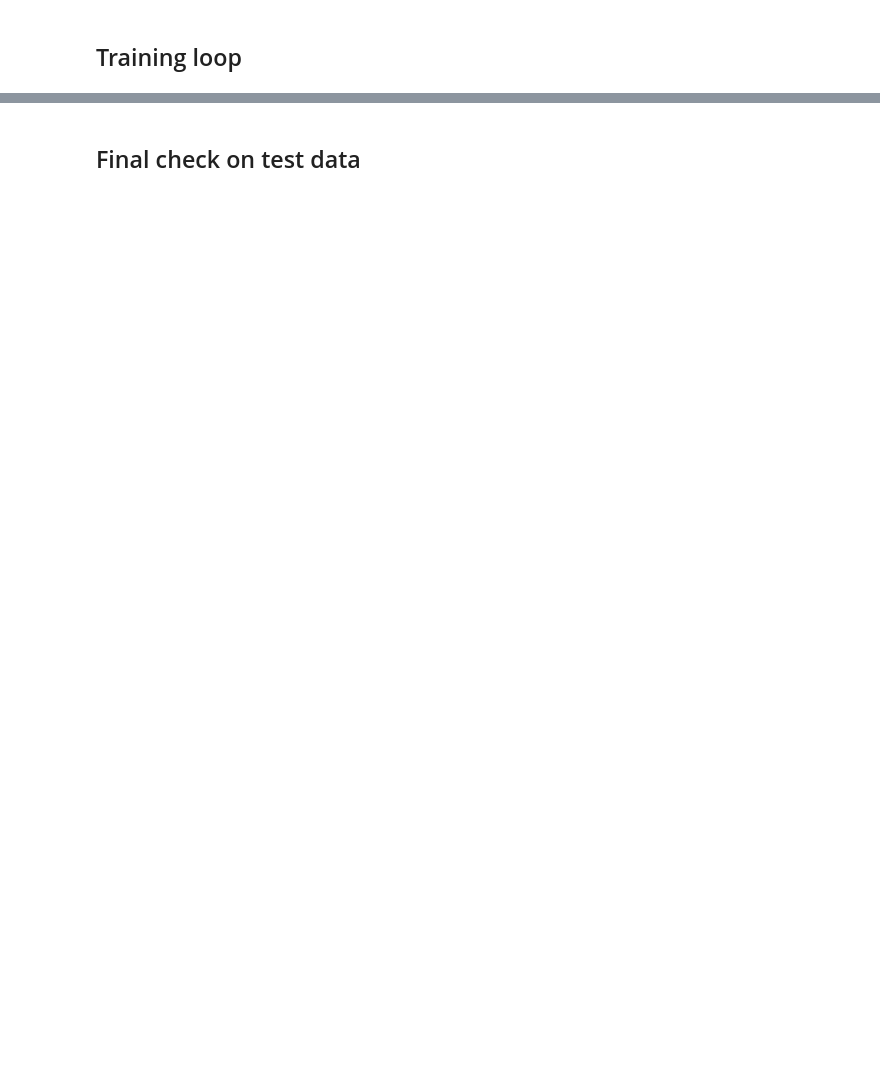
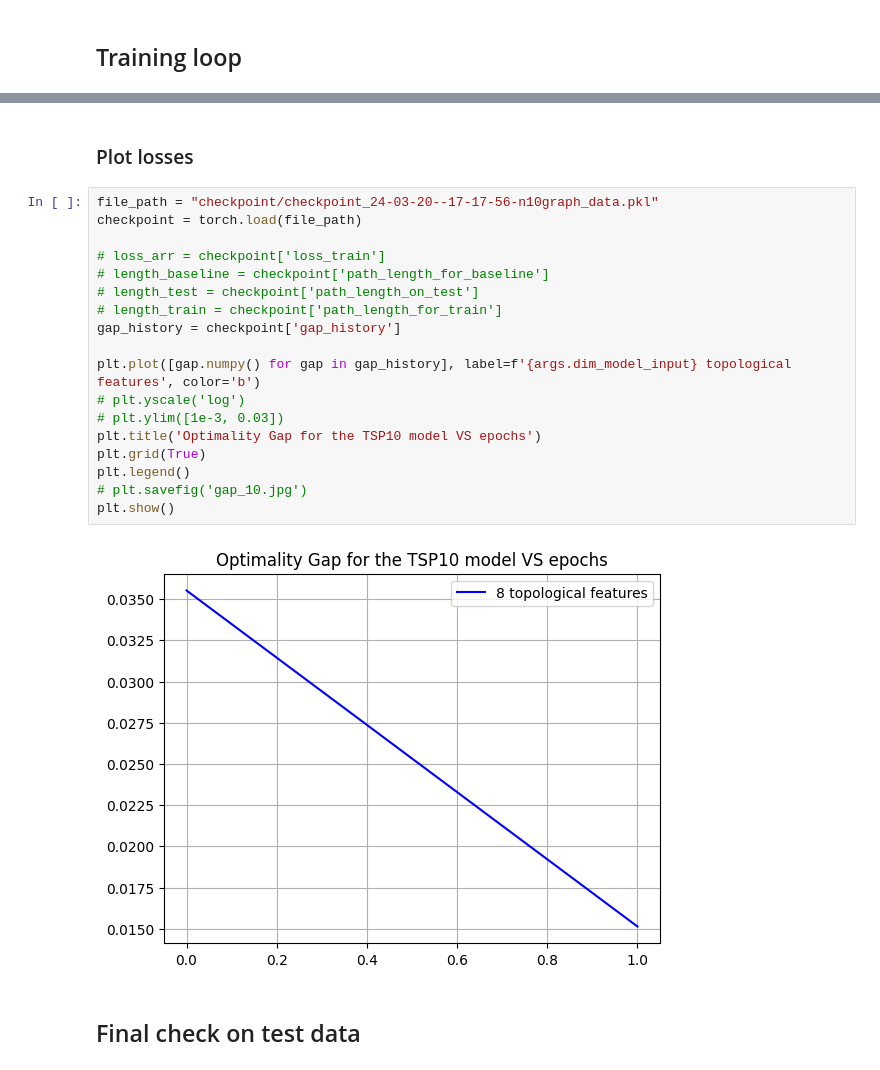
Before and after one commit to MarioAuditore/TDA-for-Travelling-Salesman, a Jupyter notebook: train_tsp_pipeline.ipynb, the cells around one changed output, grey strips where cells are left out. Cells and saved outputs as stored; diff of their text form; blank space fills up the shorter version.

```diff
--- a/train_tsp_pipeline.ipynb
+++ b/train_tsp_pipeline.ipynb
@@ -503,3 +456,25 @@ plt.show()
+# %% [markdown]
+### Plot losses
+# %%
+file_path = "checkpoint/checkpoint_24-03-20--17-17-56-n10graph_data.pkl"
+checkpoint = torch.load(file_path)
+
+# loss_arr = checkpoint['loss_train']
+# length_baseline = checkpoint['path_length_for_baseline']
+# length_test = checkpoint['path_length_on_test']
+# length_train = checkpoint['path_length_for_train']
+gap_history = checkpoint['gap_history']
+
+plt.plot([gap.numpy() for gap in gap_history], label=f'{args.dim_model_input} topological features', color='b')
+# plt.yscale('log')
+# plt.ylim([1e-3, 0.03])
+plt.title('Optimality Gap for the TSP10 model VS epochs')
+plt.grid(True)
+plt.legend()
+# plt.savefig('gap_10.jpg')
+plt.show()
+# %% [output]
+[figure, added]
 # %% [markdown]
 ## Final check on test data
 # %%
```
Also changed, not shown: parts of 17 cells of this notebook.
